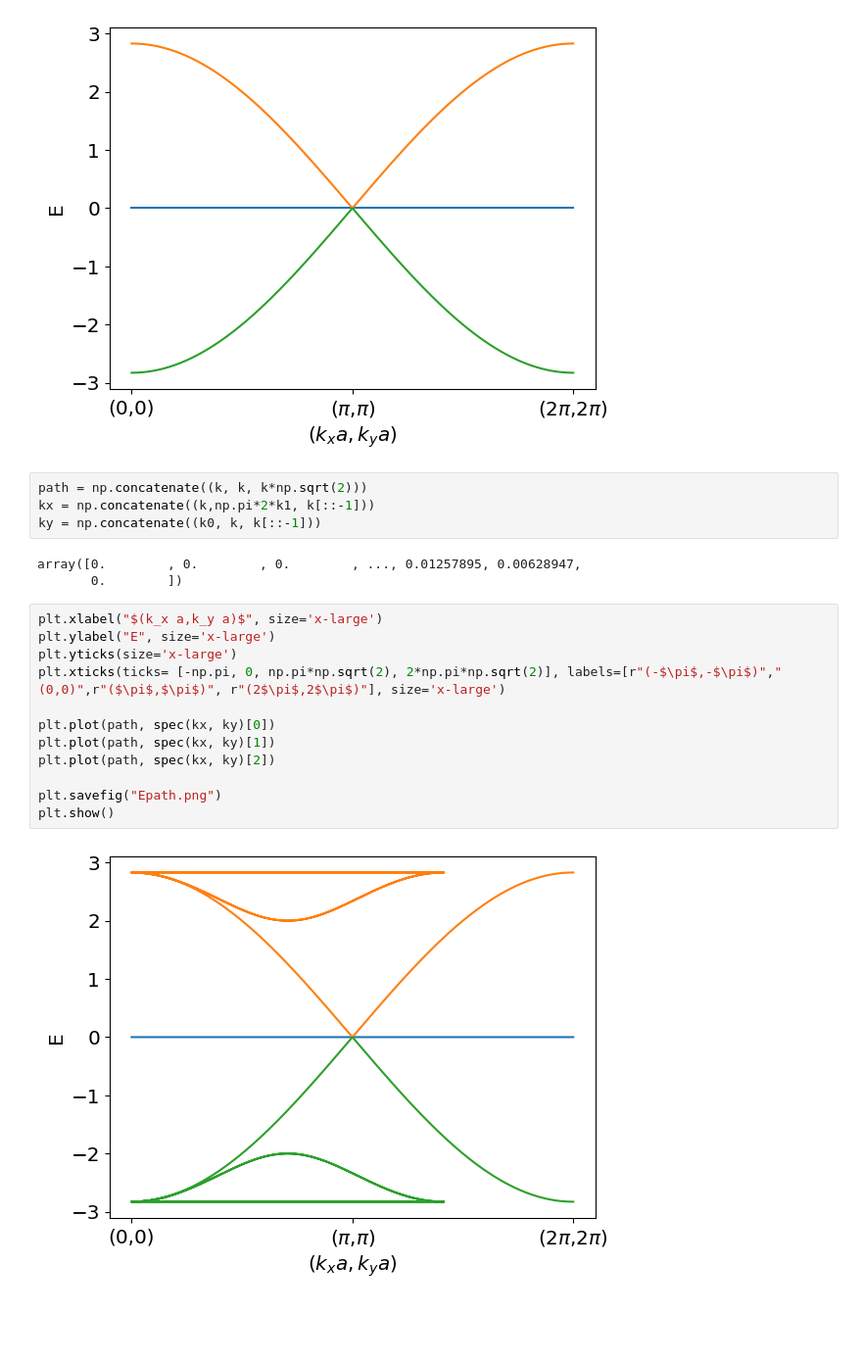
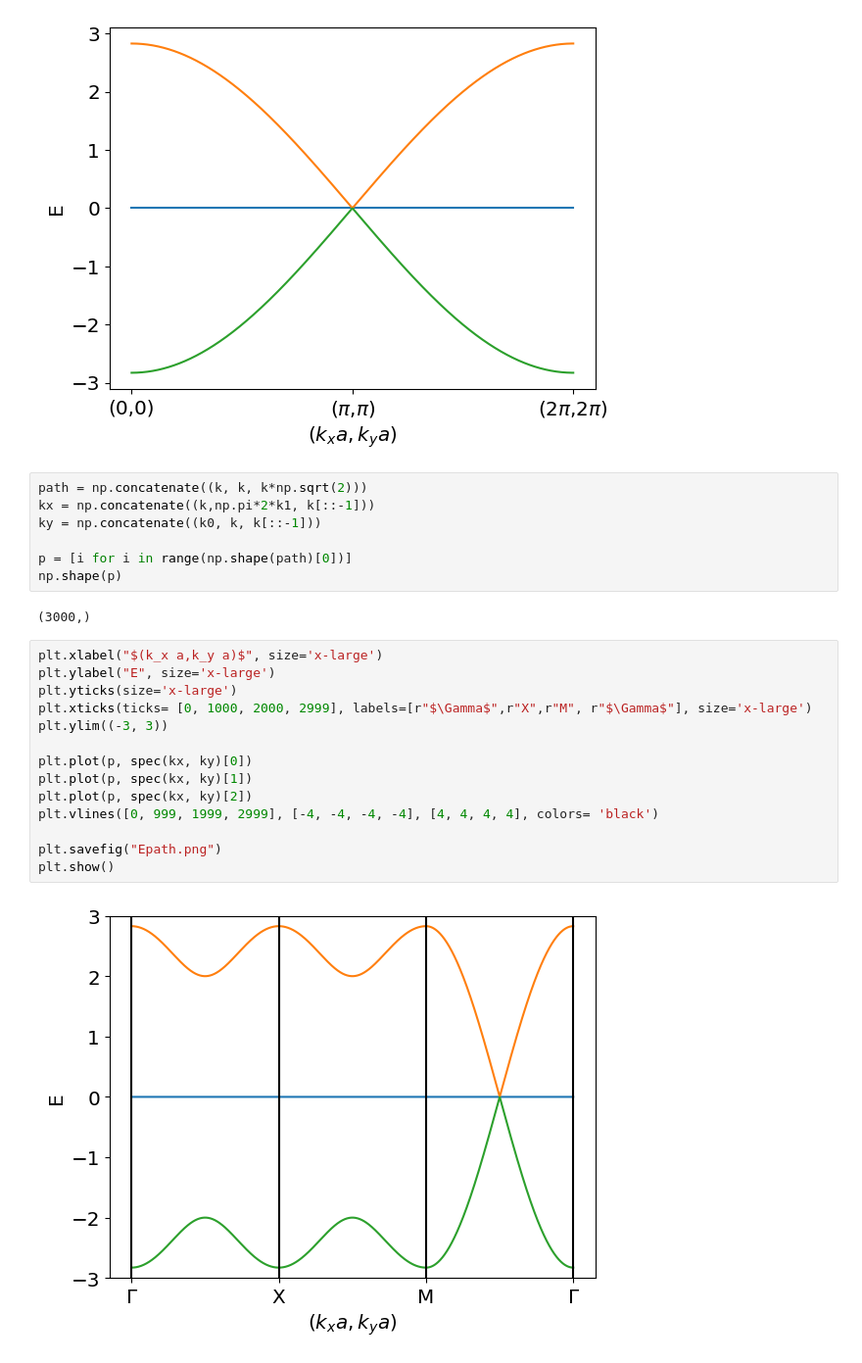
Before and after one commit to alicecarroll/Lieb-Lattice, a Jupyter notebook: analytical.ipynb, the cells around one changed output. Shown at 98% size. Cells and saved outputs as stored; diff of their text form; blank space fills up the shorter version.

```diff
--- a/analytical.ipynb
+++ b/analytical.ipynb
@@ -66,20 +66,24 @@ plt.show()
 path = np.concatenate((k, k, k*np.sqrt(2)))
 kx = np.concatenate((k,np.pi*2*k1, k[::-1]))
 ky = np.concatenate((k0, k, k[::-1]))
+
+p = [i for i in range(np.shape(path)[0])]
+np.shape(p)
 # %% [output]
-array([0.        , 0.        , 0.        , ..., 0.01257895, 0.00628947,
-       0.        ])
+(3000,)
 # %%
 plt.xlabel("$(k_x a,k_y a)$", size='x-large')
 plt.ylabel("E", size='x-large')
 plt.yticks(size='x-large')
-plt.xticks(ticks= [-np.pi, 0, np.pi*np.sqrt(2), 2*np.pi*np.sqrt(2)], labels=[r"(-$\pi$,-$\pi$)","(0,0)",r"($\pi$,$\pi$)", r"(2$\pi$,2$\pi$)"], size='x-large')
+plt.xticks(ticks= [0, 1000, 2000, 2999], labels=[r"$\Gamma$",r"X",r"M", r"$\Gamma$"], size='x-large')
+plt.ylim((-3, 3))
 
-plt.plot(path, spec(kx, ky)[0])
-plt.plot(path, spec(kx, ky)[1])
-plt.plot(path, spec(kx, ky)[2])
+plt.plot(p, spec(kx, ky)[0])
+plt.plot(p, spec(kx, ky)[1])
+plt.plot(p, spec(kx, ky)[2])
+plt.vlines([0, 999, 1999, 2999], [-4, -4, -4, -4], [4, 4, 4, 4], colors= 'black')
 
 plt.savefig("Epath.png")
 plt.show()
 # %% [output]
-[figure, old version]
+[figure, new version]
```
Also changed, not shown: 5 other files.
